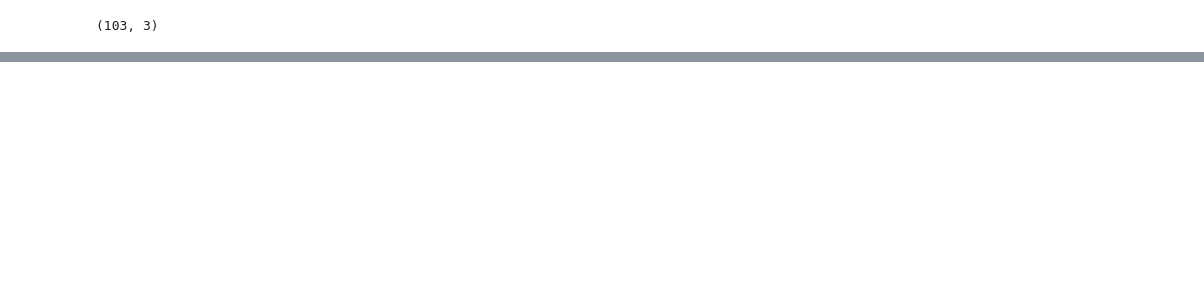
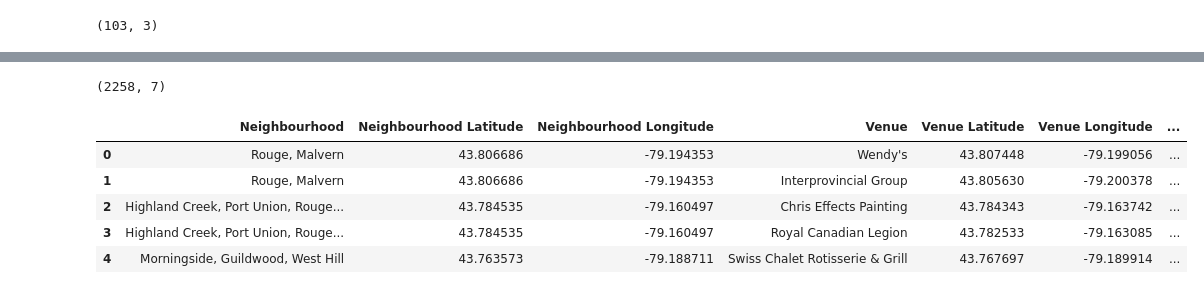
Before and after one commit to GRamziya/Coursera-Capstone, a Jupyter notebook: Coursera-Capstone-notebook.ipynb, the cells around one changed output, grey strips where cells are left out. Saved outputs shown, nothing was run; the diff lists cells and outputs as text; code cells hidden in the pictures; blank space fills up the shorter version.

```diff
--- a/Coursera-Capstone-notebook.ipynb
+++ b/Coursera-Capstone-notebook.ipynb
@@ -91,0 +113,8 @@ TorCoor.head()
+# %%
+# 2. Used geopy library to get the latitude and longitude values of Toronto.
+address = 'Toronto, ON'
+geolocator = Nominatim(user_agent="ny_explorer")
+location = geolocator.geocode(address)
+latitude = location.latitude
+longitude = location.longitude
+print('The geograpical coordinate of Toronto are {}, {}.'.format(latitude, longitude))
@@ -91,0 +123,19 @@ TorCoor.head()
+# %%
+# 3. create map of Toronto using latitude and longitude values
+map_toronto = folium.Map(location=[latitude, longitude], zoom_start=10)
+
+# add markers to map
+for lat, lng, borough, neighbourhood in zip(TorCoor['Latitude'], TorCoor['Longitude'], TorCoor['Borough'], TorCoor['Neighbourhood']):
+    label = '{}, {}'.format(neighbourhood, borough)
+    label = folium.Popup(label, parse_html=True)
+    folium.CircleMarker(
+        [lat, lng],
+        radius=5,
+        popup=label,
+        color='blue',
+        fill=True,
+        fill_color='#3186cc',
+        fill_opacity=0.7,
+        parse_html=False).add_to(map_toronto)
+
+map_toronto
@@ -91,0 +220,11 @@ TorCoor.head()
+# %%
+print(Toronto_venues.shape)
+Toronto_venues.head()
+# %% [output]
+(2258, 7)
+|  | Neighbourhood | Neighbourhood Latitude | Neighbourhood Longitude | Venue | Venue Latitude | Venue Longitude | ... |
+| 0 | Rouge, Malvern | 43.806686 | -79.194353 | Wendy's | 43.807448 | -79.199056 | ... |
+| 1 | Rouge, Malvern | 43.806686 | -79.194353 | Interprovincial Group | 43.805630 | -79.200378 | ... |
+| 2 | Highland Creek, Port Union, Rouge... | 43.784535 | -79.160497 | Chris Effects Painting | 43.784343 | -79.163742 | ... |
+| 3 | Highland Creek, Port Union, Rouge... | 43.784535 | -79.160497 | Royal Canadian Legion | 43.782533 | -79.163085 | ... |
+| 4 | Morningside, Guildwood, West Hill | 43.763573 | -79.188711 | Swiss Chalet Rotisserie & Grill | 43.767697 | -79.189914 | ... |
```
Also changed, not shown: parts of 32 cells of this notebook.
